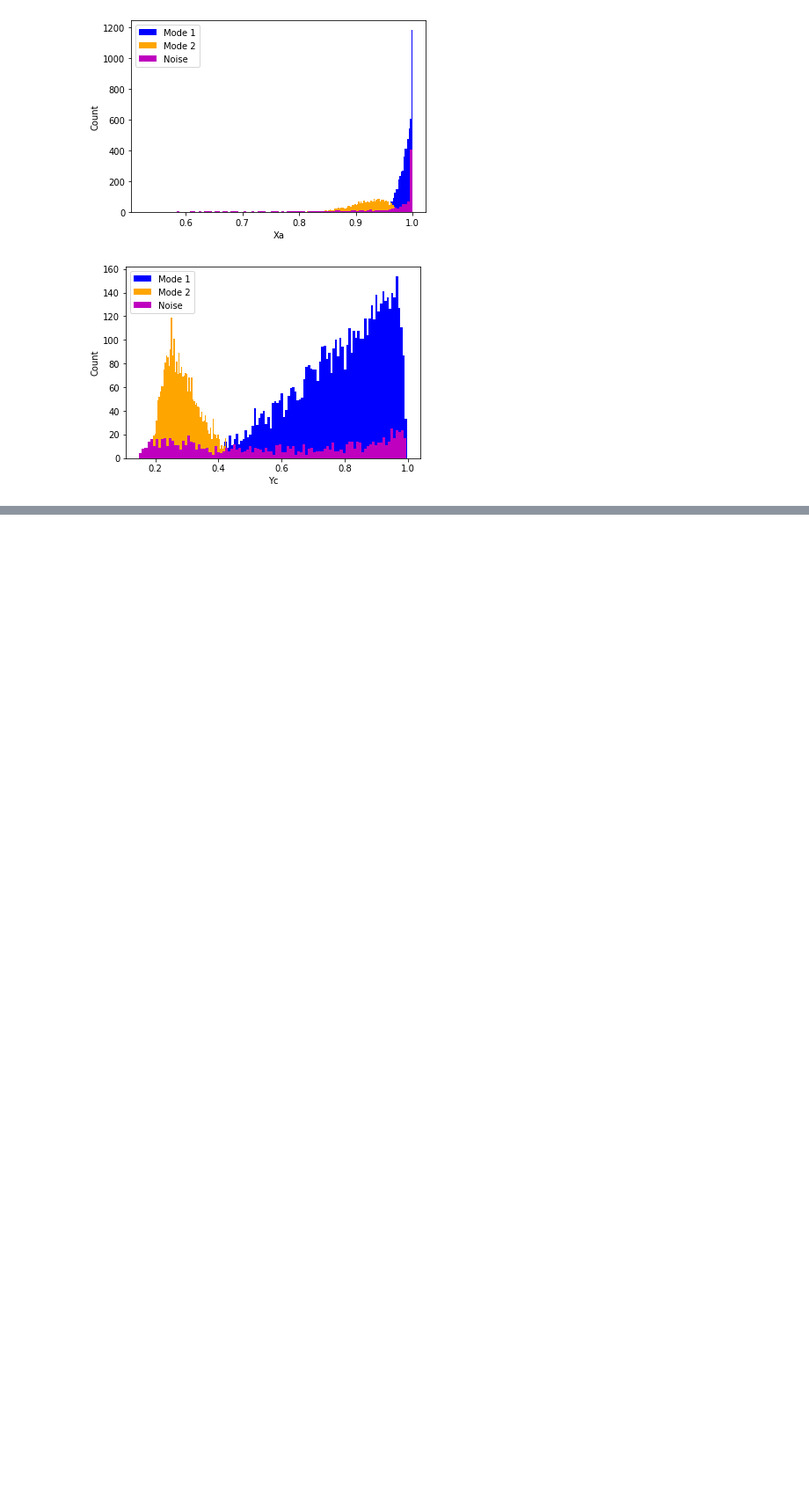
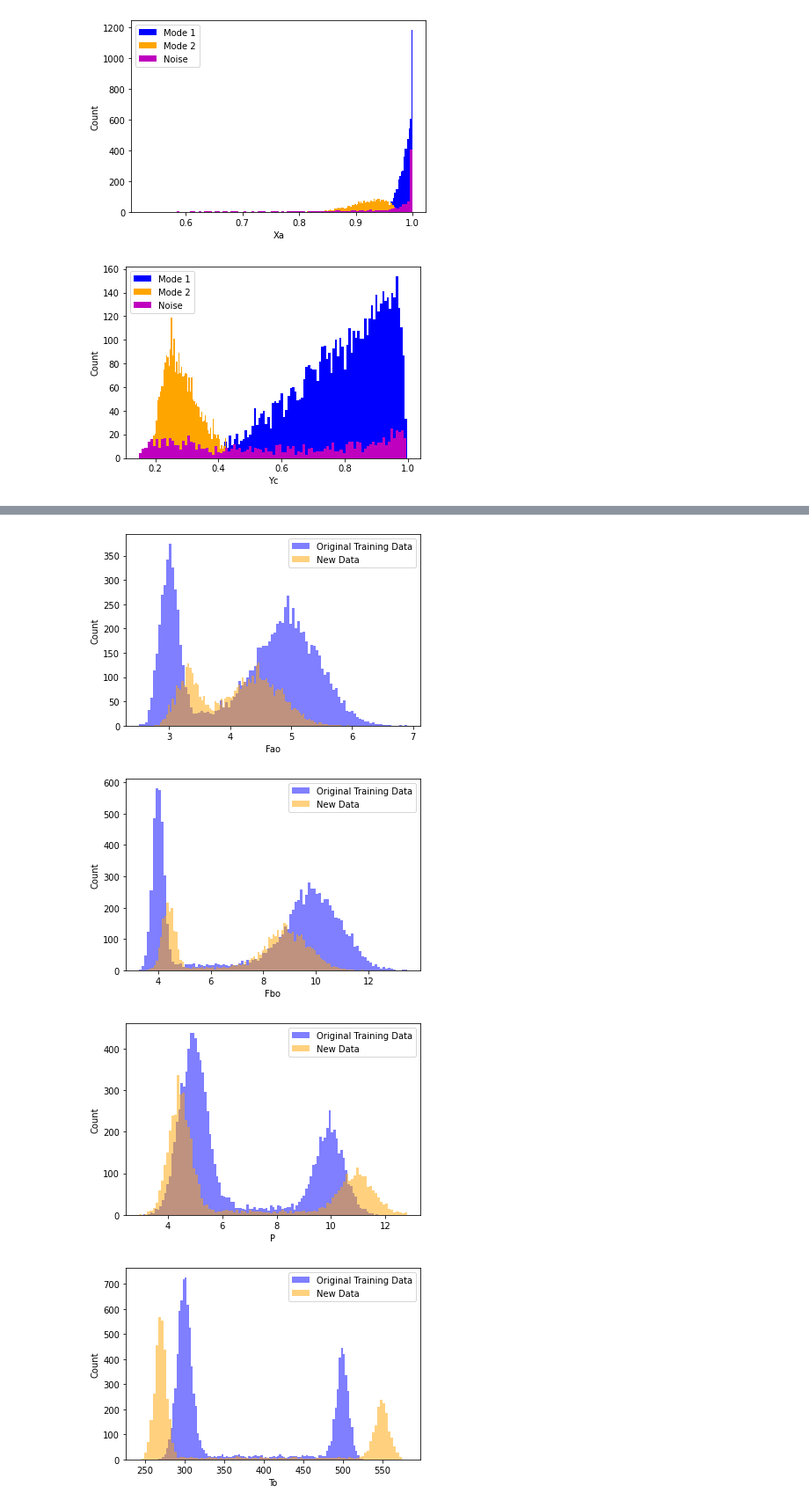
Before and after one commit to rgkalden/chem_reactor_ml, a Jupyter notebook: data_visualization/data_visualization.ipynb, the cells around one changed output, grey strips where cells are left out. Shown at 88% size. Cells and saved outputs as stored; diff of their text form; code cells hidden in the pictures; blank space fills up the shorter version.

Commit message:
Generate new data, update data_visualization

```diff
--- a/data_visualization/data_visualization.ipynb
+++ b/data_visualization/data_visualization.ipynb
@@ -18,5 +22,5 @@ os.getcwd()
 # %%
-df = pd.read_csv('model_training_pipeline/reactor_performance_data.csv')
+df = pd.read_csv('data_generation/reactor_performance_data.csv')
 # %%
 df.head()
 # %% [output]
@@ -109,0 +118,16 @@ for i, col in enumerate(df[output_value_cols]):
+# %%
+df_new = pd.read_csv('data_generation/new_data.csv')
+# %%
+input_value_cols = ['Fao', 'Fbo', 'P', 'To', 'Cto', 'm', 'Ta']
+for i, col in enumerate(df[input_value_cols]):
+    plt.figure(i)
+    plt.hist(df[col], bins=100, color='b', label='Original Training Data', alpha=0.5)
+    plt.hist(df_new[col], bins=100, color='orange', label='New Data', alpha=0.5)
+    plt.ylabel('Count')
+    plt.xlabel(col)
+    plt.legend()
+# %% [output]
+[figure, added]
+[figure, added]
+[figure, added]
+[figure, added]
```
Also changed, not shown: parts of 5 cells of this notebook, 2 other files.
